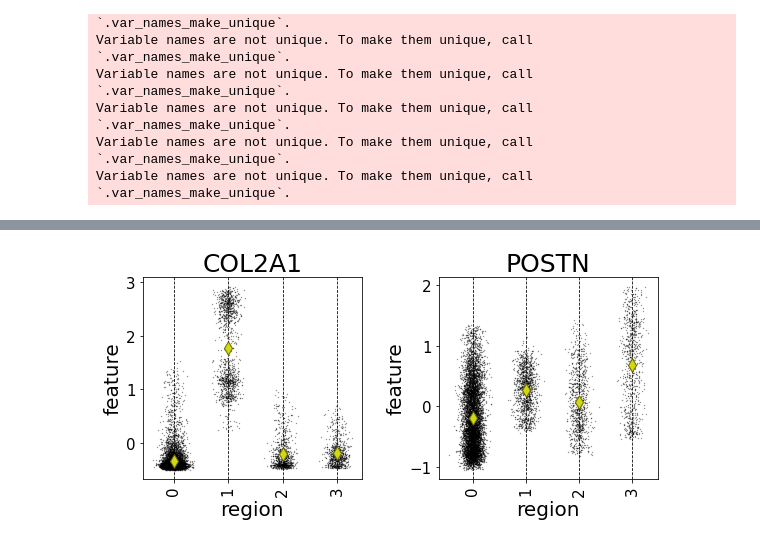
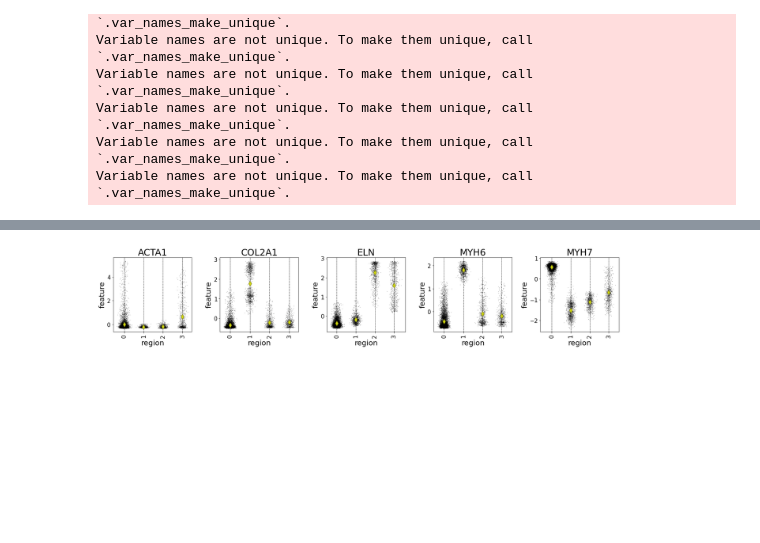
Before and after one commit to almaan/eggplant, a Jupyter notebook: notebooks/developmental-heart.ipynb, the cells around one changed output, grey strips where cells are left out. Cells and saved outputs as stored; diff of their text form; code cells hidden in the pictures; blank space fills up the shorter version.

Commit message:
average fix; developmental heart update

```diff
--- a/notebooks/developmental-heart.ipynb
+++ b/notebooks/developmental-heart.ipynb
@@ -26,7 +32,8 @@ CNT_PTHS = ["/home/alma/w-projects/ccf/data/developmental-heart/w_10/anndata/V10
 # %%
 REF_DIR = "/home/alma/w-projects/ccf/rsc/ref/dev-heart"
+REF_DIR = "/data/alma.andersson/eggplant/references/w_10/dev-heart"
 # %%
-ref_img = Image.open(osp.join(REF_DIR,"dev-heart-black-001.png"))
+ref_img = Image.open(osp.join(REF_DIR,"dev-heart-black-002.png"))
 ref_lmk = pd.read_csv(osp.join(REF_DIR,"dev-heart_landmarks.tsv"),sep="\t",header = 0,index_col=0)
 
 plt.imshow(ref_img)
@@ -199,3 +229,3 @@ ref.plot(spot_size = 0.011,ncols = 2)
 # %%
-ref.adata.var
+ref.adata.obs.region = mta
 # %% [output]
@@ -343,13 +254,11 @@ def swarmplot_transfer(ref: "m.Reference",
 # %%
-
 outside = {"attribute":"var","column":"feature"}
 inside = {"attribute":"obs","column":"region"}
-
-swarmplot_transfer(ref,
-                   inside,
-                   outside,
-                   return_figure=False,
-                   n_cols = 2,
-                  )
+eg.pl.swarmplot_transfer(ref,
+                       inside,
+                       outside,
+                       return_figure=False,
+                       n_cols = 6,
+                        )
 # %% [output]
-[figure, old version]
+[figure, new version]
```
Also changed, not shown: parts of 22 cells of this notebook, 1 other file.
